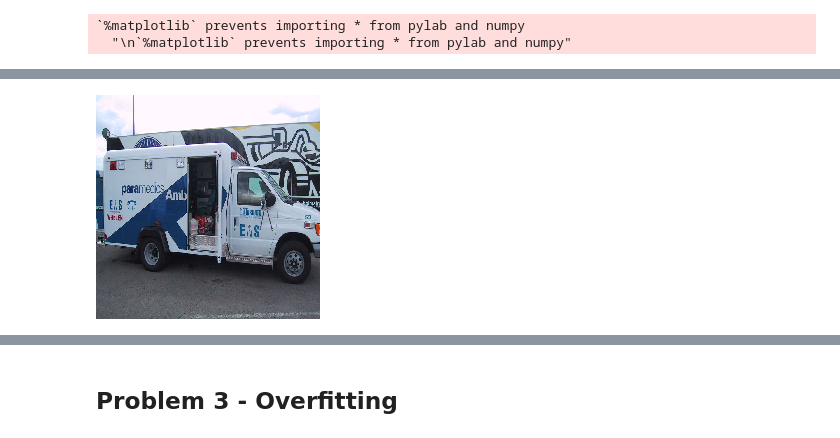
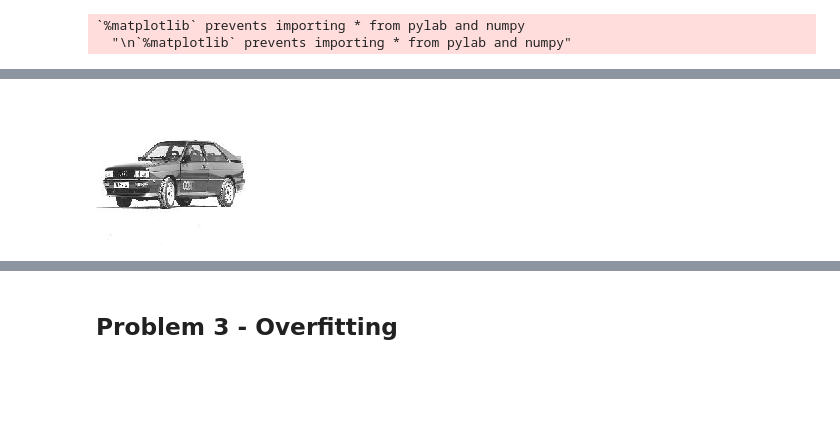
Before and after one commit to amrik220/imageProcessing, a Jupyter notebook: classify_as_emergency_vehicle/4. Improving performance - Part 1.ipynb, the cells around one changed output, grey strips where cells are left out. Drawn from its saved outputs; the diff is of its cells as text; code cells hidden in the pictures; blank space fills up the shorter version.

```diff
--- a/classify_as_emergency_vehicle/4. Improving performance - Part 1.ipynb
+++ b/classify_as_emergency_vehicle/4. Improving performance - Part 1.ipynb
@@ -122,2 +153,7 @@ img.shape
 # %%
 from keras.preprocessing import image
+# %%
+img = plt.imread('/content/imageProcessing/classify_as_emergency_vehicle/images/100.jpg')
+pylab.imshow(img)
+pylab.show()
+image.load_img('/content/imageProcessing/classify_as_emergency_vehicle/images/100.jpg', target_size=(100, 100))
@@ -124,4 +164,4 @@ from keras.preprocessing import image
 # %%
-image.load_img('images/emergency_100.jpg', target_size=(224, 224))
+image.load_img('/content/imageProcessing/classify_as_emergency_vehicle/images/1000.jpg', target_size=(150, 150))
 # %% [output]
-[figure, old version]
+[figure, new version]
```
Also changed, not shown: parts of 39 cells of this notebook, 3 other files.
